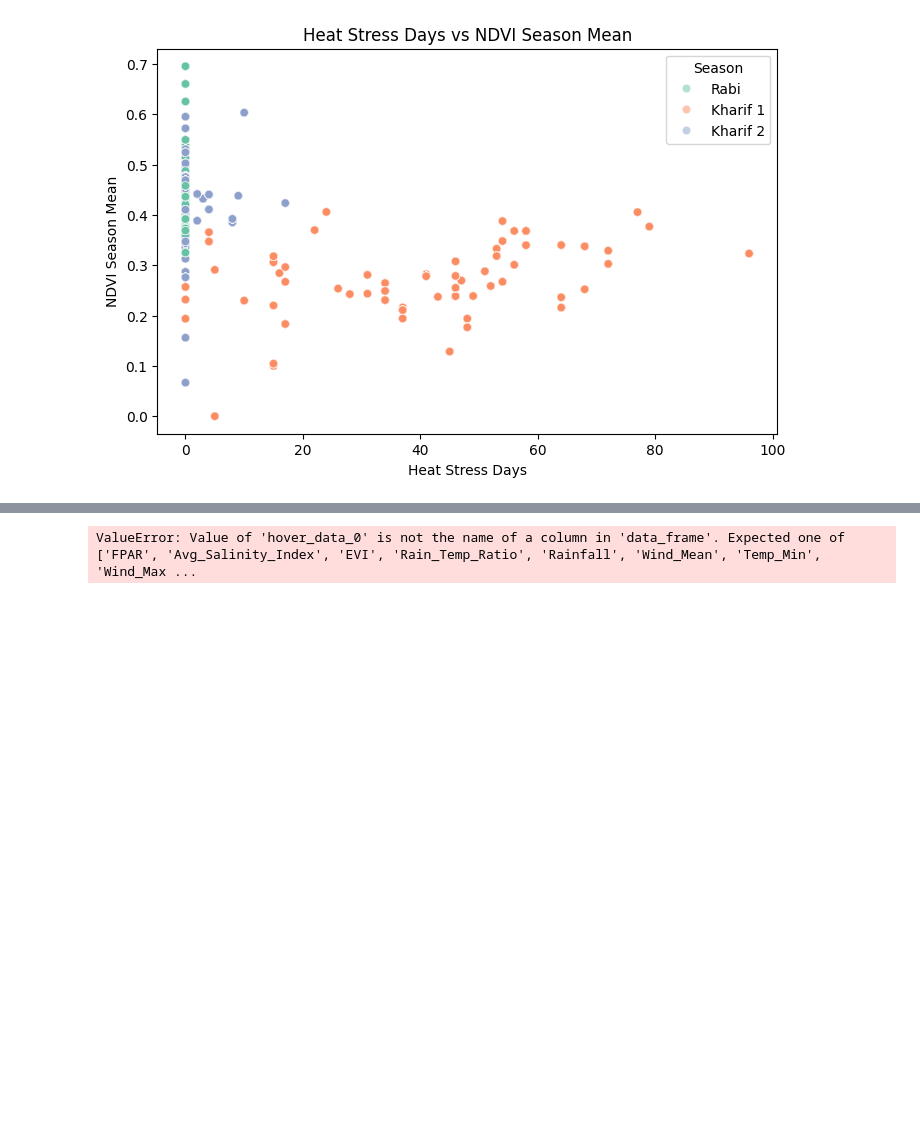
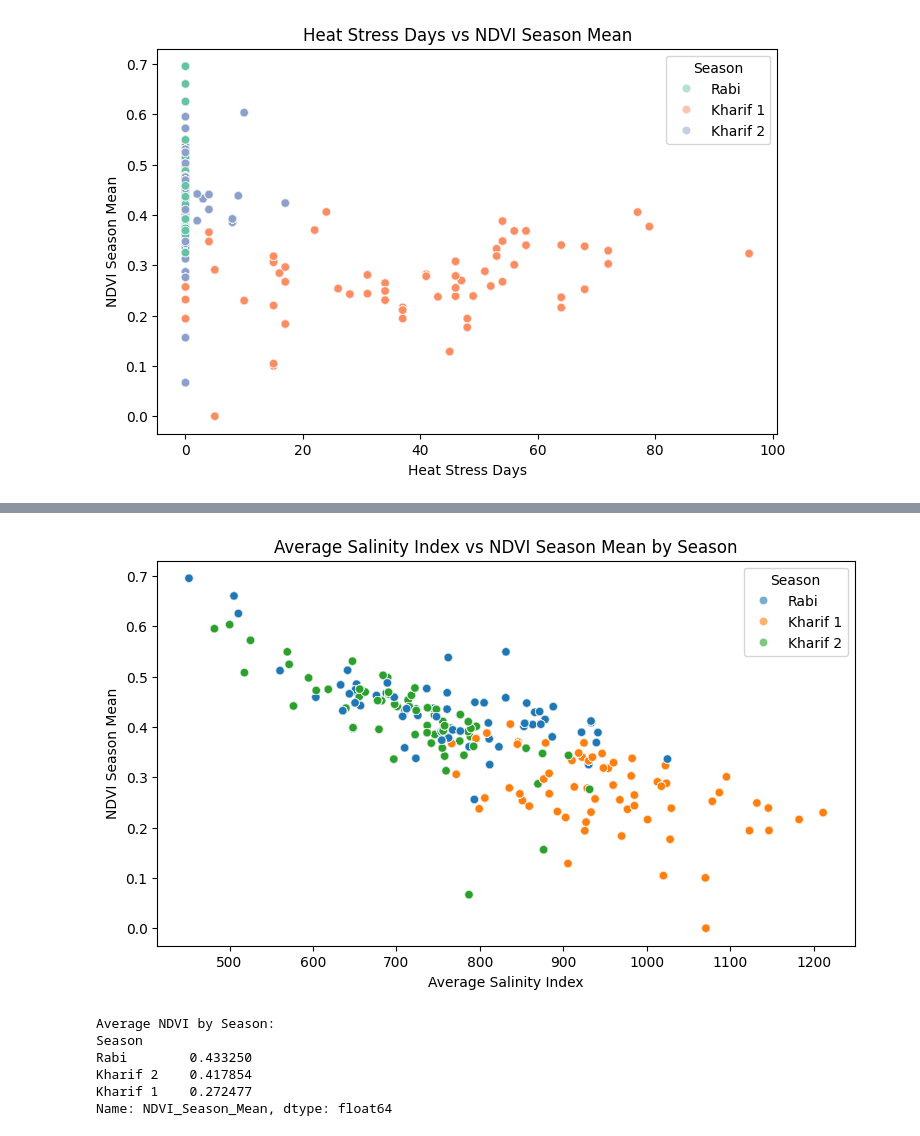
Before and after one commit to AKANEMO22/ADY201m---SU26, a Jupyter notebook: EDA/EDA.ipynb, the cells around one changed output, grey strips where cells are left out. Cells and saved outputs as stored; diff of their text form; code cells hidden in the pictures; blank space fills up the shorter version.

```diff
--- a/EDA/EDA.ipynb
+++ b/EDA/EDA.ipynb
@@ -178,19 +170,49 @@ Passing `palette` without assigning `hue` is deprecated and will be removed in v
+# %%
+
+target = "NDVI_Season_Mean"
+x_col = "Avg_Salinity_Index"
+hue_col = "Season"
+
+plt.figure(figsize=(9, 5))
+sns.scatterplot(
+    data=df,
+    x=x_col,
+    y=target,
+    hue=hue_col,
+    alpha=0.6
+)
+
+plt.title("Average Salinity Index vs NDVI Season Mean by Season")
+plt.xlabel("Average Salinity Index")
+plt.ylabel("NDVI Season Mean")
+plt.legend(title="Season")
+plt.show()
+season_summary = df.groupby(hue_col)[target].mean().sort_values(ascending=False)
+
+print("Average NDVI by Season:")
+print(season_summary)
+# %% [output]
+[figure, added]
+Average NDVI by Season:
+Season
+Rabi        0.433250
+Kharif 2    0.417854
+Kharif 1    0.272477
+Name: NDVI_Season_Mean, dtype: float64
 # %%
 fig = px.scatter(
     df,
     x="Soil_Moisture_mm",
     y=target,
     color="Season",
-    hover_data=["Crop Name", "District", "Rainfall", "Heat_Stress_Days"],
+    hover_data=["Crop_Name", "District", "Rainfall", "Heat_Stress_Days"],
     title="Interactive Scatter Plot: Soil Moisture vs NDVI"
 )
 
 fig.update_layout(
-    xaxis_title="Soil Moisture (mm)",
-    yaxis_title="NDVI Season Mean",
+    xaxis_title="Soil_Moisture_mm",
+    yaxis_title="NDVI_Season_Mean",
     legend_title="Season"
 )
 
 fig.show()
-# %% [output]
-ValueError: Value of 'hover_data_0' is not the name of a column in 'data_frame'. Expected one of ['FPAR', 'Avg_Salinity_Index', 'EVI', 'Rain_Temp_Ratio', 'Rainfall', 'Wind_Mean', 'Temp_Min', 'Wind_Max ...
```
Also changed, not shown: parts of 2 cells of this notebook.
